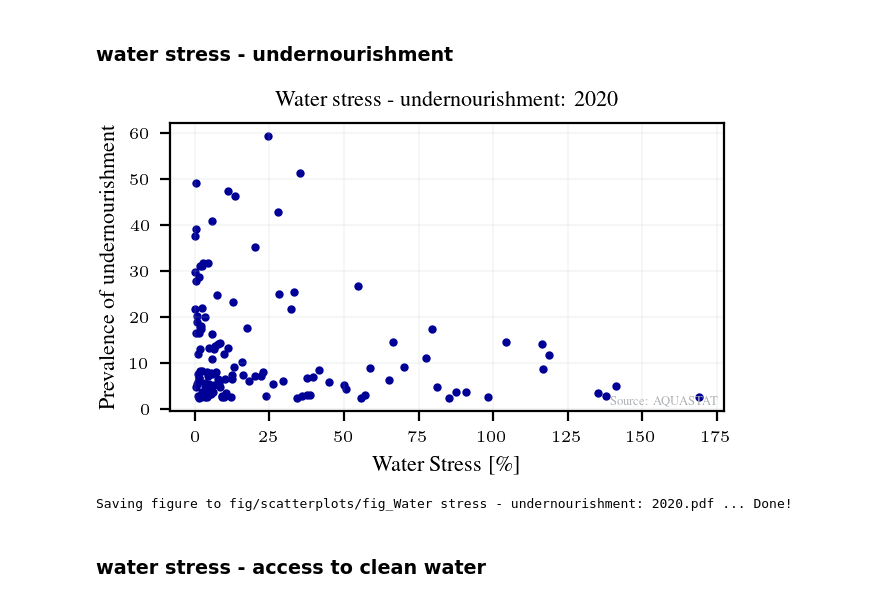
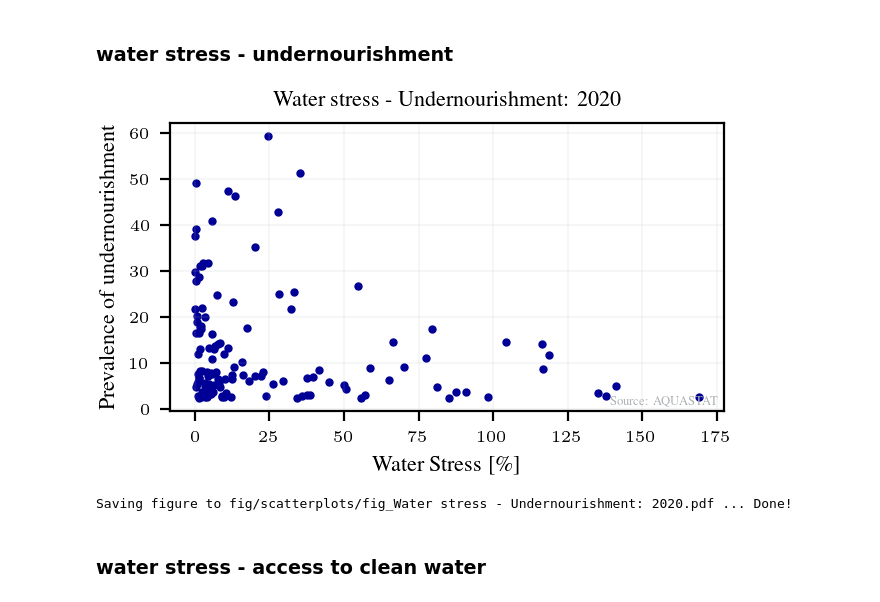
Before and after one commit to am9zZWY/team-aqua, a Jupyter notebook: exp/exp_scatterplot.ipynb, the cells around one changed output. Cells and saved outputs as stored; diff of their text form; code cells hidden in the pictures.

```diff
--- a/exp/exp_scatterplot.ipynb
+++ b/exp/exp_scatterplot.ipynb
@@ -169,11 +169,11 @@ year = 2020
 # %%
 relevant_vars = ['SDG 6.4.2. Water Stress',
                  'Prevalence of undernourishment (3-year average)']
 
-scatterplot(relevant_vars, year, title='Water stress - undernourishment: {}'.format(year), extend='max')
+scatterplot(relevant_vars, year, title='Water stress - Undernourishment: {}'.format(year), extend='max')
 # %% [output]
-[figure, old version]
+[figure, new version]
-Saving figure to fig/scatterplots/fig_Water stress - undernourishment: 2020.pdf ... Done!
+Saving figure to fig/scatterplots/fig_Water stress - Undernourishment: 2020.pdf ... Done!
 # %% [markdown]
 ### water stress - access to clean water
 # %%
```
Also changed, not shown: parts of 3 cells of this notebook.
